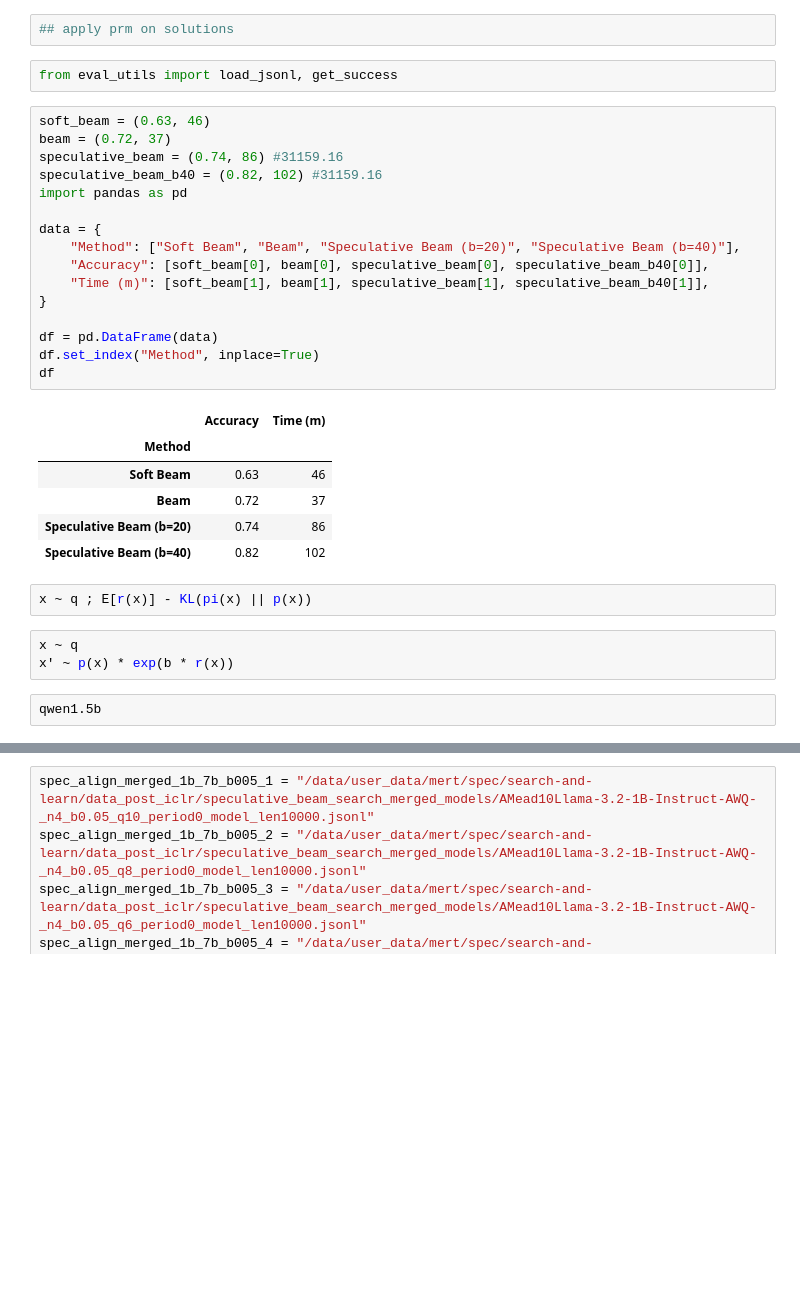
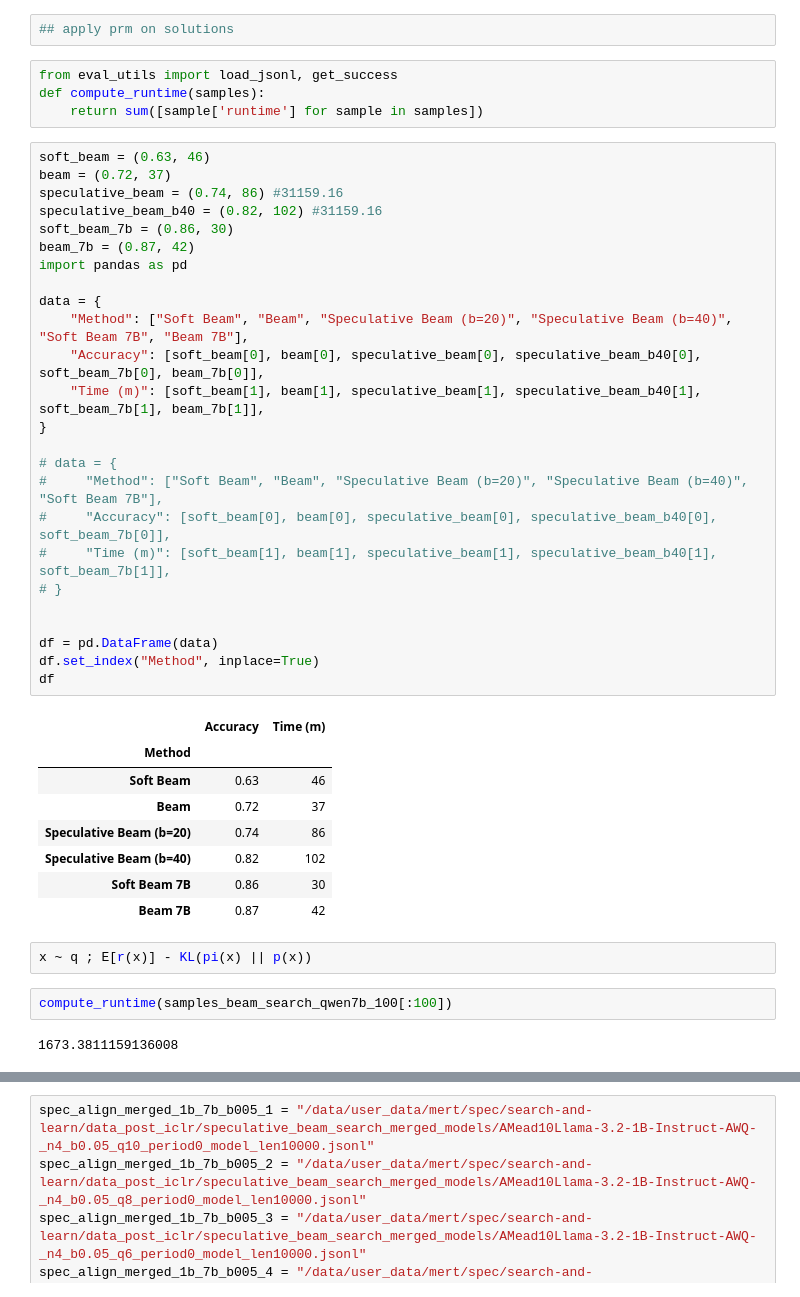
Before and after one commit to mert-cemri/search-and-learn, a Jupyter notebook: precise_eval_post_iclr.ipynb, the cells around one changed output, grey strips where cells are left out. Saved outputs shown, nothing was run; the diff lists cells and outputs as text; blank space fills up the shorter version.

```diff
--- a/precise_eval_post_iclr.ipynb
+++ b/precise_eval_post_iclr.ipynb
@@ -2,36 +2,48 @@
 ## apply prm on solutions
 # %%
 from eval_utils import load_jsonl, get_success
+def compute_runtime(samples):
+    return sum([sample['runtime'] for sample in samples])
 # %%
 soft_beam = (0.63, 46)
 beam = (0.72, 37)
 speculative_beam = (0.74, 86) #31159.16
 speculative_beam_b40 = (0.82, 102) #31159.16
+soft_beam_7b = (0.86, 30)
+beam_7b = (0.87, 42)
 import pandas as pd
 
 data = {
-    "Method": ["Soft Beam", "Beam", "Speculative Beam (b=20)", "Speculative Beam (b=40)"],
-    "Accuracy": [soft_beam[0], beam[0], speculative_beam[0], speculative_beam_b40[0]],
-    "Time (m)": [soft_beam[1], beam[1], speculative_beam[1], speculative_beam_b40[1]],
+    "Method": ["Soft Beam", "Beam", "Speculative Beam (b=20)", "Speculative Beam (b=40)", "Soft Beam 7B", "Beam 7B"],
+    "Accuracy": [soft_beam[0], beam[0], speculative_beam[0], speculative_beam_b40[0], soft_beam_7b[0], beam_7b[0]],
+    "Time (m)": [soft_beam[1], beam[1], speculative_beam[1], speculative_beam_b40[1], soft_beam_7b[1], beam_7b[1]],
 }
+
+# data = {
+#     "Method": ["Soft Beam", "Beam", "Speculative Beam (b=20)", "Speculative Beam (b=40)", "Soft Beam 7B"],
+#     "Accuracy": [soft_beam[0], beam[0], speculative_beam[0], speculative_beam_b40[0], soft_beam_7b[0]],
+#     "Time (m)": [soft_beam[1], beam[1], speculative_beam[1], speculative_beam_b40[1], soft_beam_7b[1]],
+# }
+
 
 df = pd.DataFrame(data)
 df.set_index("Method", inplace=True)
 df
 # %% [output]
 |  | Accuracy | Time (m) |
 | Method |  |  |
 | Soft Beam | 0.63 | 46 |
 | Beam | 0.72 | 37 |
 | Speculative Beam (b=20) | 0.74 | 86 |
 | Speculative Beam (b=40) | 0.82 | 102 |
+| Soft Beam 7B | 0.86 | 30 |
+| Beam 7B | 0.87 | 42 |
 # %%
 x ~ q ; E[r(x)] - KL(pi(x) || p(x))
-# %%
-x ~ q
-x' ~ p(x) * exp(b * r(x))
-# %%
-qwen1.5b
+# %%
+compute_runtime(samples_beam_search_qwen7b_100[:100])
+# %% [output]
+1673.3811159136008
 # %%
 def compute_runtime(samples):
     return sum([sample['runtime'] for sample in samples])
```
Also changed, not shown: parts of 18 cells of this notebook, 16 other files.
